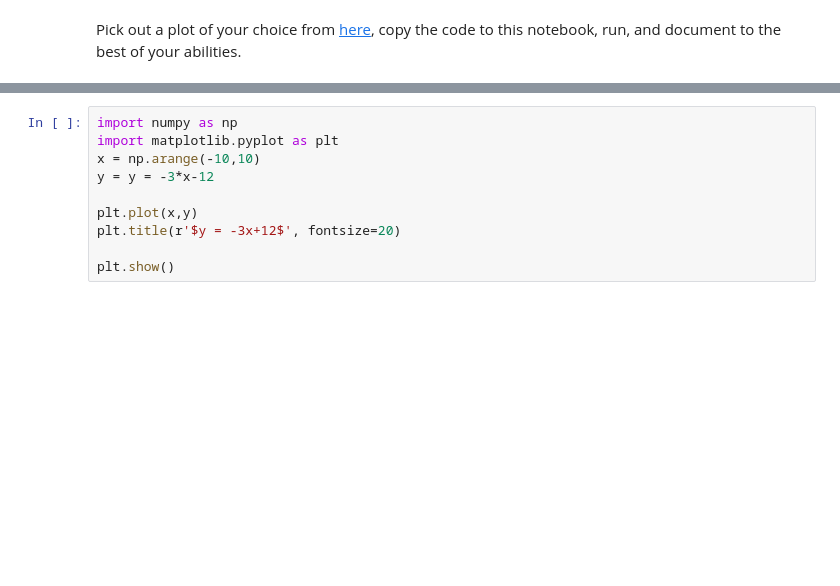
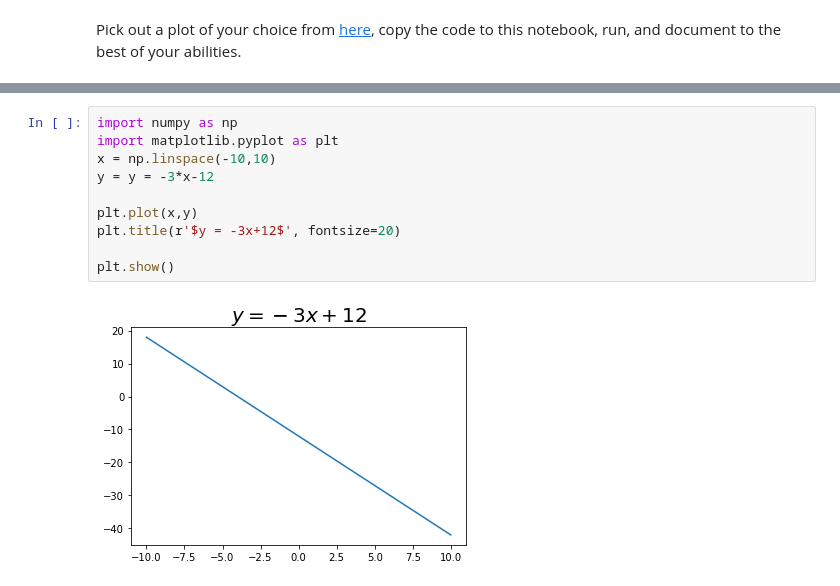
Before and after one commit to Andrewseltzer/Andrewseltzer, a Jupyter notebook: Andrew Seltzer_2023_Lab_1.ipynb, the cells around one changed output, grey strips where cells are left out. Saved outputs shown, nothing was run; the diff lists cells and outputs as text; blank space fills up the shorter version.

```diff
--- a/Andrew Seltzer_2023_Lab_1.ipynb
+++ b/Andrew Seltzer_2023_Lab_1.ipynb
@@ -271,13 +273,15 @@ plt.show()
 # %%
 import numpy as np
 import matplotlib.pyplot as plt
-x = np.arange(-10,10)
+x = np.linspace(-10,10)
 y = y = -3*x-12
 
 plt.plot(x,y)
 plt.title(r'$y = -3x+12$', fontsize=20)
 
 plt.show()
+# %% [output]
+[figure, added]
 # %%
 import numpy as np
 import matplotlib.pyplot as plt
```
Also changed, not shown: parts of 4 cells of this notebook.
